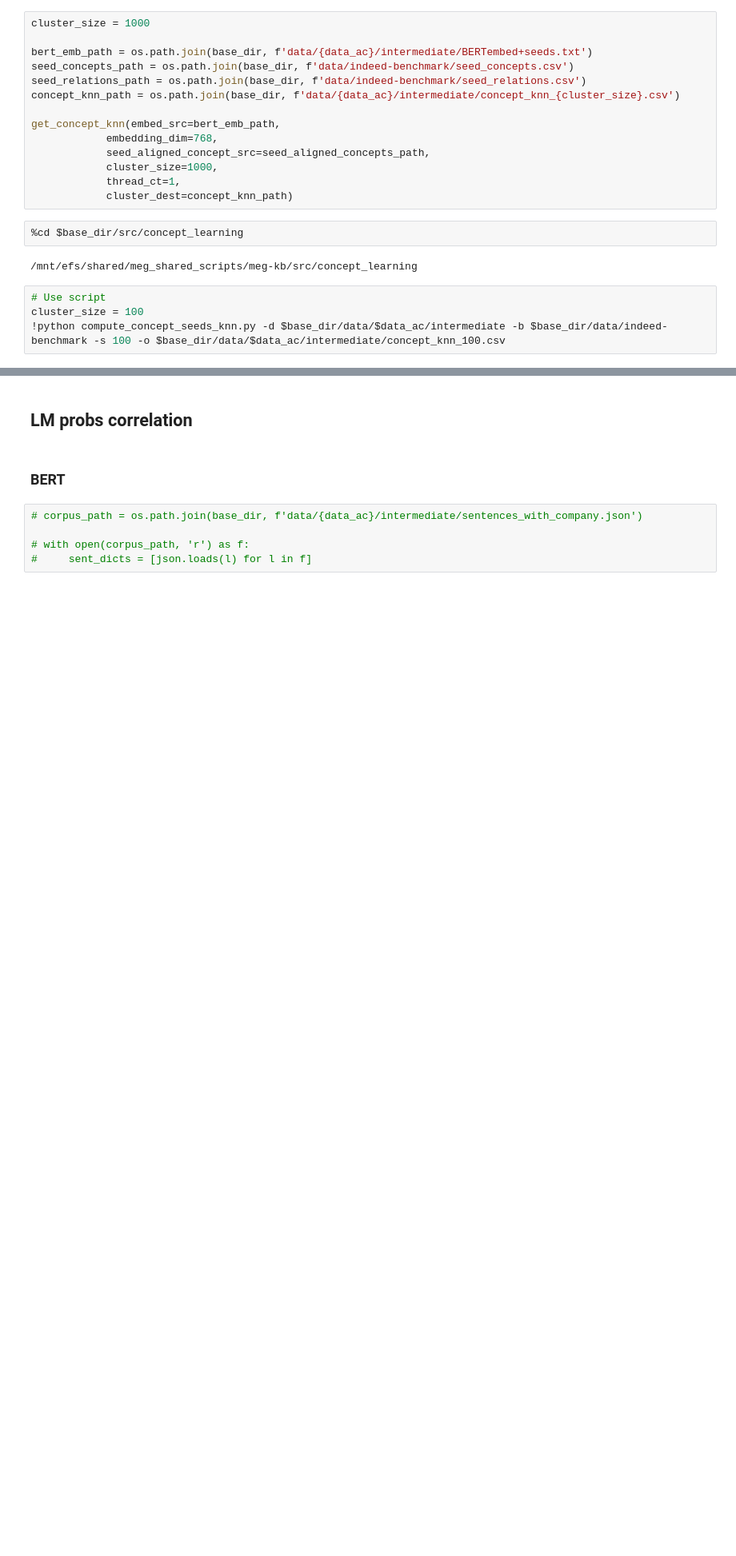
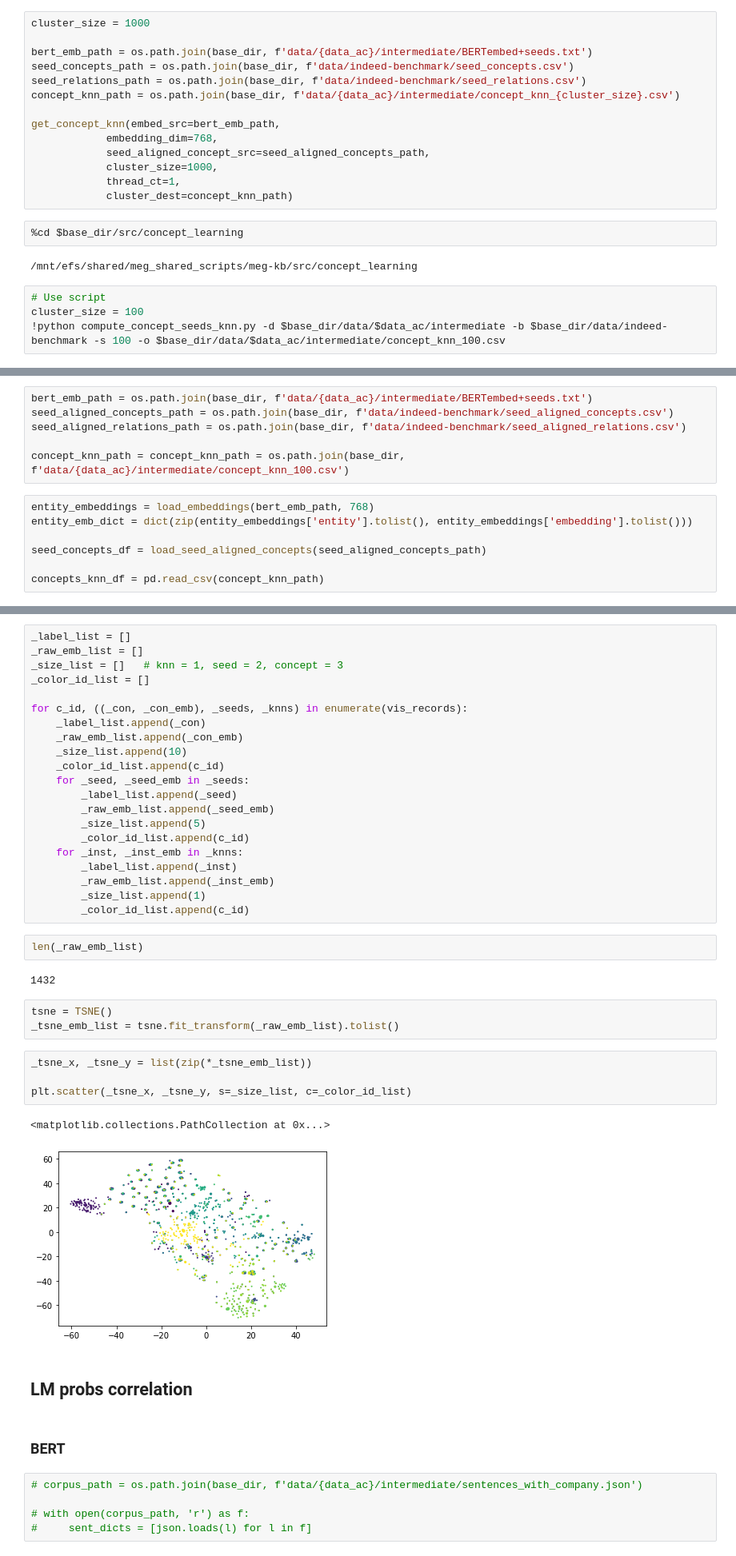
Before and after one commit to megagonlabs/eseBench, a Jupyter notebook: src/kb_toolkit/KBExtract.ipynb, the cells around one changed output, grey strips where cells are left out. Shown: that part at 80% size. Saved outputs shown, nothing was run; the diff lists cells and outputs as text; blank space fills up the shorter version.

```diff
--- a/src/kb_toolkit/KBExtract.ipynb
+++ b/src/kb_toolkit/KBExtract.ipynb
@@ -678,0 +617,13 @@ df[df['concept'] == 'pay_schedule'].head(10)
+# %%
+bert_emb_path = os.path.join(base_dir, f'data/{data_ac}/intermediate/BERTembed+seeds.txt')
+seed_aligned_concepts_path = os.path.join(base_dir, f'data/indeed-benchmark/seed_aligned_concepts.csv')
+seed_aligned_relations_path = os.path.join(base_dir, f'data/indeed-benchmark/seed_aligned_relations.csv')
+
+concept_knn_path = concept_knn_path = os.path.join(base_dir, f'data/{data_ac}/intermediate/concept_knn_100.csv')
+# %%
+entity_embeddings = load_embeddings(bert_emb_path, 768)
+entity_emb_dict = dict(zip(entity_embeddings['entity'].tolist(), entity_embeddings['embedding'].tolist()))
+
+seed_concepts_df = load_seed_aligned_concepts(seed_aligned_concepts_path)
+
+concepts_knn_df = pd.read_csv(concept_knn_path)
@@ -679,3 +660,38 @@ df[df['concept'] == 'pay_schedule'].head(10)
+# %%
+_label_list = []
+_raw_emb_list = []
+_size_list = []   # knn = 1, seed = 2, concept = 3
+_color_id_list = []
+
+for c_id, ((_con, _con_emb), _seeds, _knns) in enumerate(vis_records):
+    _label_list.append(_con)
+    _raw_emb_list.append(_con_emb)
+    _size_list.append(10)
+    _color_id_list.append(c_id)
+    for _seed, _seed_emb in _seeds:
+        _label_list.append(_seed)
+        _raw_emb_list.append(_seed_emb)
+        _size_list.append(5)
+        _color_id_list.append(c_id)
+    for _inst, _inst_emb in _knns:
+        _label_list.append(_inst)
+        _raw_emb_list.append(_inst_emb)
+        _size_list.append(1)
+        _color_id_list.append(c_id)
+# %%
+len(_raw_emb_list)
+# %% [output]
+1432
+# %%
+tsne = TSNE()
+_tsne_emb_list = tsne.fit_transform(_raw_emb_list).tolist()
+# %%
+_tsne_x, _tsne_y = list(zip(*_tsne_emb_list))
+
+plt.scatter(_tsne_x, _tsne_y, s=_size_list, c=_color_id_list)
+# %% [output]
+<matplotlib.collections.PathCollection at 0x...>
+[figure, added]
 # %% [markdown]
 ## LM probs correlation
 # %% [markdown]
```
Also changed, not shown: parts of 24 cells of this notebook, 8 other files.
